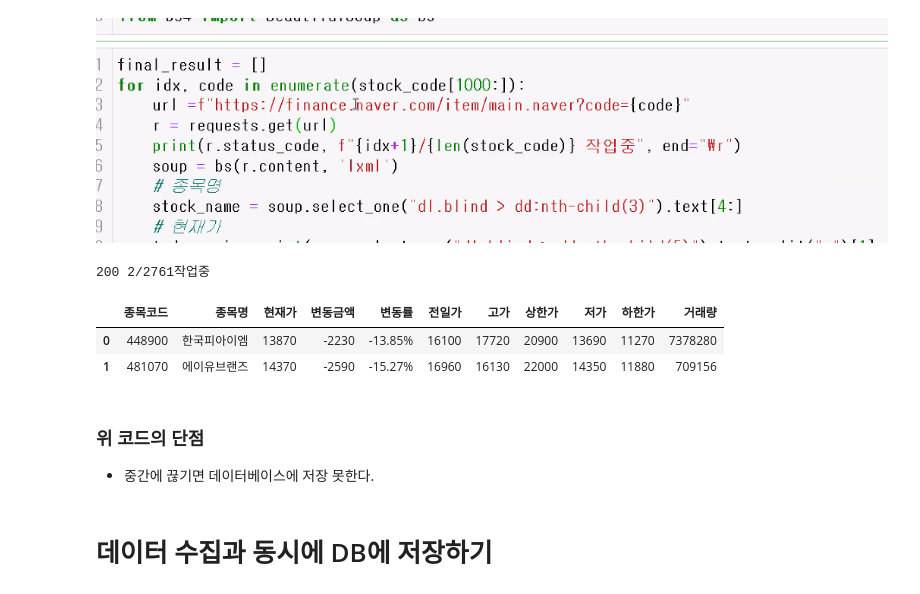
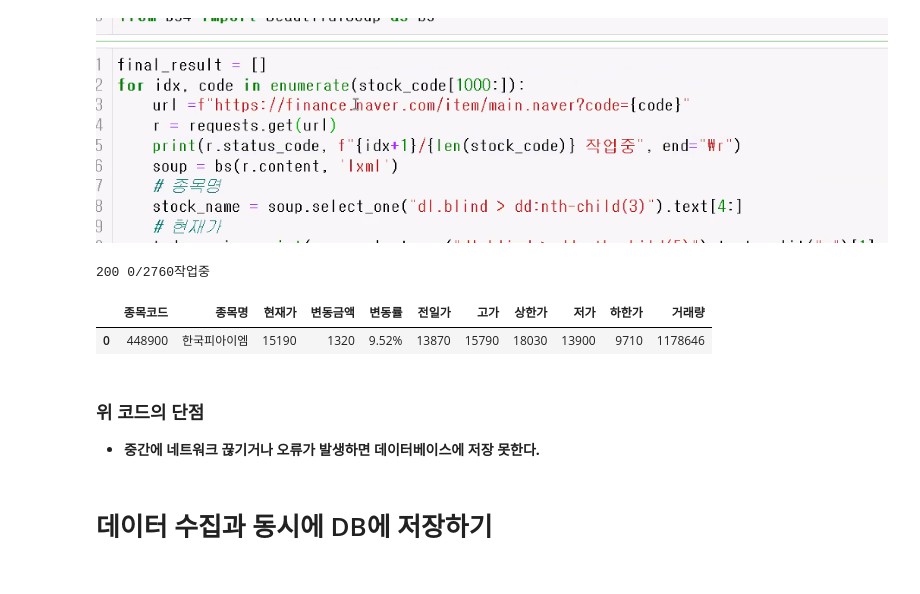
Before and after one commit to Peter-BoBo/fintech, a Jupyter notebook: 04data_scraping/07DB에서_상장기업정보_불러와서_네이버증권에서_주가자료_수집하기.ipynb, the cells around one changed output. Cells and saved outputs as stored; diff of their text form; code cells hidden in the pictures.

```diff
--- a/04data_scraping/07DB에서_상장기업정보_불러와서_네이버증권에서_주가자료_수집하기.ipynb
+++ b/04data_scraping/07DB에서_상장기업정보_불러와서_네이버증권에서_주가자료_수집하기.ipynb
@@ -590,7 +632,7 @@ change = soup.select_one("dl.blind > dd:nth-child(5)").text.split(" ")[3:5]
 change = -int(change[1].replace(",", "").replace("\n", "")) if change[0] == "하락" else int(change[1].replace(",", "").replace("\n", ""))
 # 변동율
 percent = "".join(soup.select_one("dl.blind > dd:nth-child(5)").text.split(" ")[16:30])
-percent = percent.replace("마이너스", "-").replace("퍼센트", "%").replace("\n", "")
+percent = percent.replace("마이너스", "-").replace("퍼센트", "%").replace("\n", "").replace("플러스", "")
 # 전일가
 yester_price = int(soup.select_one("dl.blind > dd:nth-child(6)").text[4:].replace(",", ""))
 # 고가
@@ -604,7 +646,7 @@ bottom = int(soup.select_one("dl.blind > dd:nth-child(11)").text[4:].replace(","
 # 거래량
 volume = int(soup.select_one("dl.blind > dd:nth-child(12)").text[4:].replace(",", ""))
 
-
+# 괄호를 안치고 변수명만 입력해도 튜플로 완성된다.
 result = (code, stock_name, today_price, change, percent, yester_price, hi, top, low, bottom, volume)
 print (result)
 # %% [output]
@@ -632,10 +676,9 @@ from bs4 import BeautifulSoup as bs
 # %%
 final_result = []
 for idx, code in enumerate(stock_code[:2]):
-    url = "https://finance.naver.com/item/main.naver?"
-    payload = dict(code=code)
-    r = requests.get(url, params=payload)
-    print(r.status_code, f"{idx+1}/{len(stock_code)}작업중", end="\r")
+    url = f"https://finance.naver.com/item/main.naver?code={code}"
+    r = requests.get(url)
+    print(r.status_code, f"{idx}/{len(stock_code)-1}작업중", end="\r")
     soup = bs(r.content, "lxml")
 
     # 종목명
@@ -647,7 +690,7 @@ for idx, code in enumerate(stock_code[:2]):
     change = -int(change[1].replace(",", "").replace("\n", "")) if change[0] == "하락" else int(change[1].replace(",", "").replace("\n", ""))
     # 변동율
     percent = "".join(soup.select_one("dl.blind > dd:nth-child(5)").text.split(" ")[16:30])
-    percent = percent.replace("마이너스", "-").replace("퍼센트", "%").replace("\n", "")
+    percent = percent.replace("마이너스", "-").replace("퍼센트", "%").replace("\n", "").replace("플러스", "")
     # 전일가
     yester_price = int(soup.select_one("dl.blind > dd:nth-child(6)").text[4:].replace(",", ""))
     # 고가
@@ -681,3 +724,6 @@ date = f"{today.year}{today.month:02d}"
 print(date)
 # %% [output]
 202504
+# %%
+stock_code = data['종목코드'].apply(lambda x: x+"0")
+stock_code
@@ -693,10 +757,9 @@ conn.close()
 # %%
 final_result = []
-for idx, code in enumerate(stock_code[:2]):
-    url = "https://finance.naver.com/item/main.naver?"
-    payload = dict(code=code)
-    r = requests.get(url, params=payload)
-    print(r.status_code, f"{idx+1}/{len(stock_code)}작업중", end="\r")
+for idx, code in enumerate(stock_code[:1]):
+    url = f"https://finance.naver.com/item/main.naver?code={code}"
+    r = requests.get(url)
+    print(r.status_code, f"{idx}/{len(stock_code)-1}작업중", end="\r")
     soup = bs(r.content, "lxml")
 
     # 종목명
@@ -705,39 +768,38 @@ for idx, code in enumerate(stock_code[:2]):
     today_price = int(soup.select_one("dl.blind > dd:nth-child(5)").text.split(" ")[1].replace(",", ""))
     # 변동금액
     change = soup.select_one("dl.blind > dd:nth-child(5)").text.split(" ")[3:5]
     change = -int(change[1].replace(",", "").replace("\n", "")) if change[0] == "하락" else int(change[1].replace(",", "").replace("\n", ""))
     # 변동율
     percent = "".join(soup.select_one("dl.blind > dd:nth-child(5)").text.split(" ")[16:30])
     percent = percent.replace("마이너스", "-").replace("퍼센트", "%").replace("\n", "").replace("플러스", "")
     # 전일가
     yester_price = int(soup.select_one("dl.blind > dd:nth-child(6)").text[4:].replace(",", ""))
     # 고가
     hi = int(soup.select_one("dl.blind > dd:nth-child(8)").text[3:].replace(",", ""))
     # 상한가
     top = int(soup.select_one("dl.blind > dd:nth-child(9)").text[4:].replace(",", ""))
     # 저가
     low = int(soup.select_one("dl.blind > dd:nth-child(10)").text[3:].replace(",", ""))
     # 하한가
     bottom = int(soup.select_one("dl.blind > dd:nth-child(11)").text[4:].replace(",", ""))
     # 거래량
     volume = int(soup.select_one("dl.blind > dd:nth-child(12)").text[4:].replace(",", ""))
 
 
     result = (code, stock_name, today_price, change, percent, yester_price, hi, top, low, bottom, volume)
     final_result.append(result)
     time.sleep(5)
 
 columns = ["종목코드", "종목명", "현재가", "변동금액", "변동률", "전일가", "고가", "상한가", "저가", "하한가", "거래량" ]
 df = pd.DataFrame(final_result, columns=columns)
 df
 # %% [output]
-200 2/2761작업중
+200 0/2760작업중
 |  | 종목코드 | 종목명 | 현재가 | 변동금액 | 변동률 | 전일가 | 고가 | 상한가 | 저가 | 하한가 | 거래량 |
-| 0 | 448900 | 한국피아이엠 | 13870 | -2230 | -13.85% | 16100 | 17720 | 20900 | 13690 | 11270 | 7378280 |
-| 1 | 481070 | 에이유브랜즈 | 14370 | -2590 | -15.27% | 16960 | 16130 | 22000 | 14350 | 11880 | 709156 |
+| 0 | 448900 | 한국피아이엠 | 15190 | 1320 | 9.52% | 13870 | 15790 | 18030 | 13900 | 9710 | 1178646 |
 # %% [markdown]
 ### 위 코드의 단점
-* 중간에 끊기면 데이터베이스에 저장 못한다.
+* **중간에 네트워크 끊기거나 오류가 발생하면 데이터베이스에 저장 못한다.**
 # %% [markdown]
 # 데이터 수집과 동시에 DB에 저장하기
 # %%
```
Also changed, not shown: parts of 30 cells of this notebook, 9 other files.
